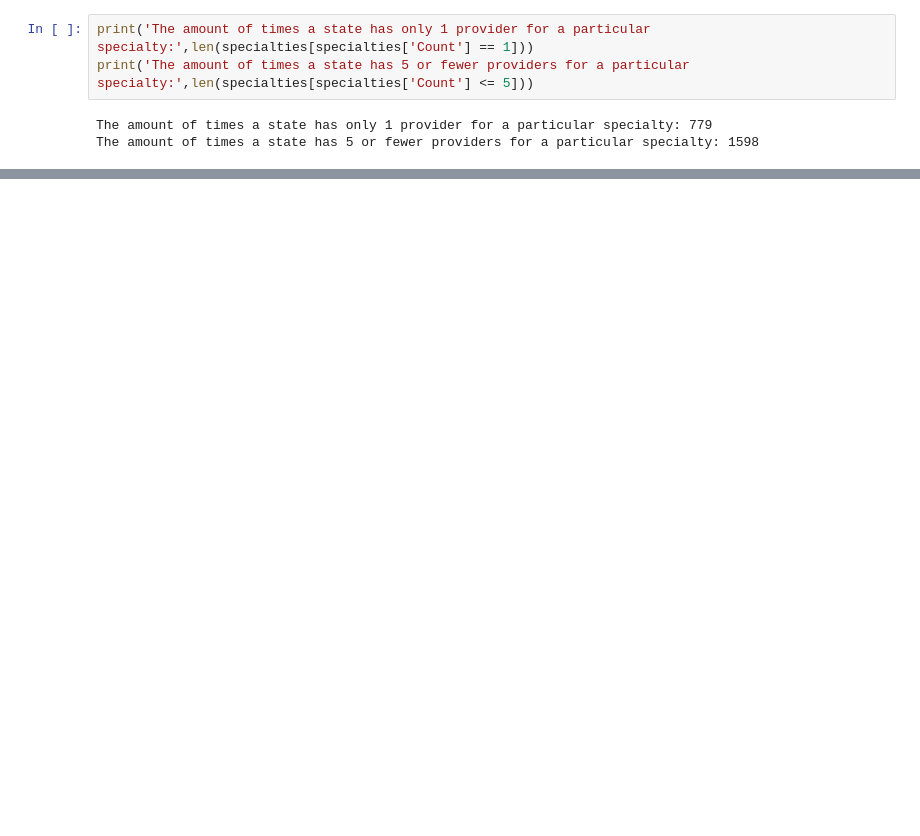
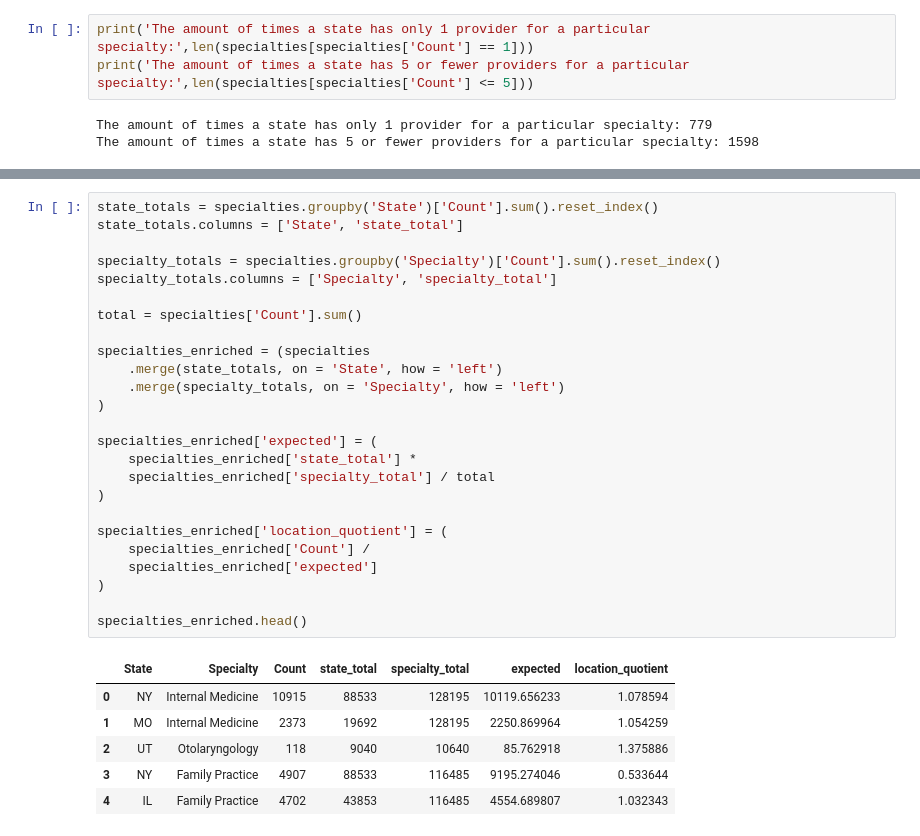
Before and after one commit to tonyinarula/Medicare-Part-D-Prescribing-Analysis, a Jupyter notebook: analysis.ipynb, the cells around one changed output, grey strips where cells are left out. Saved outputs shown, nothing was run; the diff lists cells and outputs as text; blank space fills up the shorter version.

```diff
--- a/analysis.ipynb
+++ b/analysis.ipynb
@@ -287,0 +283,32 @@ Name: Count, dtype: int64
+# %%
+state_totals = specialties.groupby('State')['Count'].sum().reset_index()
+state_totals.columns = ['State', 'state_total']
+
+specialty_totals = specialties.groupby('Specialty')['Count'].sum().reset_index()
+specialty_totals.columns = ['Specialty', 'specialty_total']
+
+total = specialties['Count'].sum()
+
+specialties_enriched = (specialties
+    .merge(state_totals, on = 'State', how = 'left')
+    .merge(specialty_totals, on = 'Specialty', how = 'left')
+)
+
+specialties_enriched['expected'] = (
+    specialties_enriched['state_total'] *
+    specialties_enriched['specialty_total'] / total
+)
+
+specialties_enriched['location_quotient'] = (
+    specialties_enriched['Count'] /
+    specialties_enriched['expected']
+)
+
+specialties_enriched.head()
+# %% [output]
+|  | State | Specialty | Count | state_total | specialty_total | expected | location_quotient |
+| 0 | NY | Internal Medicine | 10915 | 88533 | 128195 | 10119.656233 | 1.078594 |
+| 1 | MO | Internal Medicine | 2373 | 19692 | 128195 | 2250.869964 | 1.054259 |
+| 2 | UT | Otolaryngology | 118 | 9040 | 10640 | 85.762918 | 1.375886 |
+| 3 | NY | Family Practice | 4907 | 88533 | 116485 | 9195.274046 | 0.533644 |
+| 4 | IL | Family Practice | 4702 | 43853 | 116485 | 4554.689807 | 1.032343 |
```
Also changed, not shown: parts of 4 cells of this notebook.
